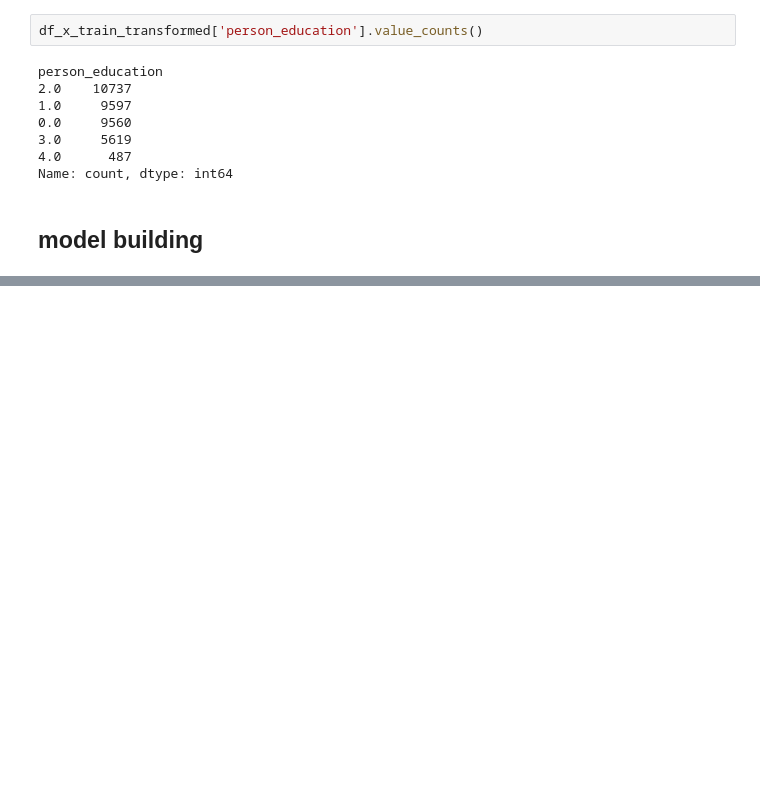
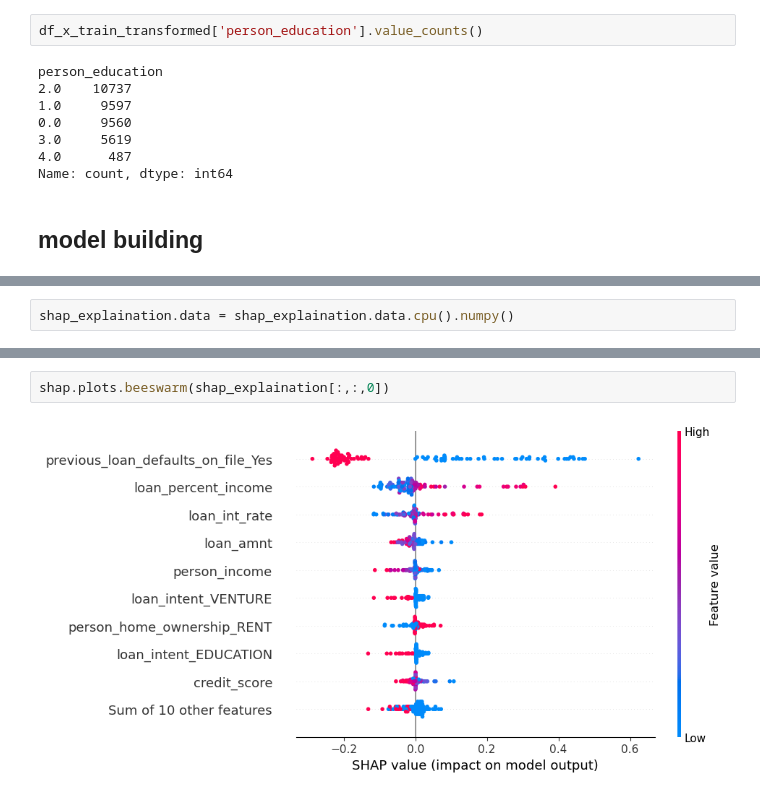
Before and after one commit to Naman-Agrawal19/shap, a Jupyter notebook: 5. ann_shap.ipynb, the cells around one changed output, grey strips where cells are left out. Drawn from its saved outputs; the diff is of its cells as text; blank space fills up the shorter version.

```diff
--- a/5. ann_shap.ipynb
+++ b/5. ann_shap.ipynb
@@ -480,0 +906,2 @@ Name: count, dtype: int64
+# %%
+shap_explaination.data = shap_explaination.data.cpu().numpy()
@@ -480,0 +924,4 @@ Name: count, dtype: int64
+# %%
+shap.plots.beeswarm(shap_explaination[:,:,0])
+# %% [output]
+[figure, added]
```
Also changed, not shown: parts of 61 cells of this notebook.
